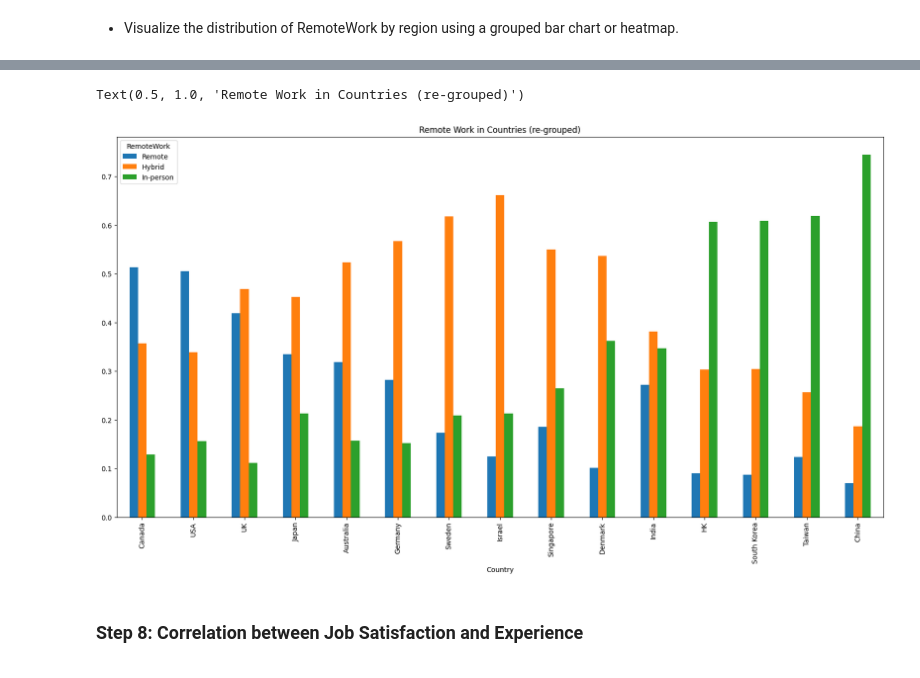
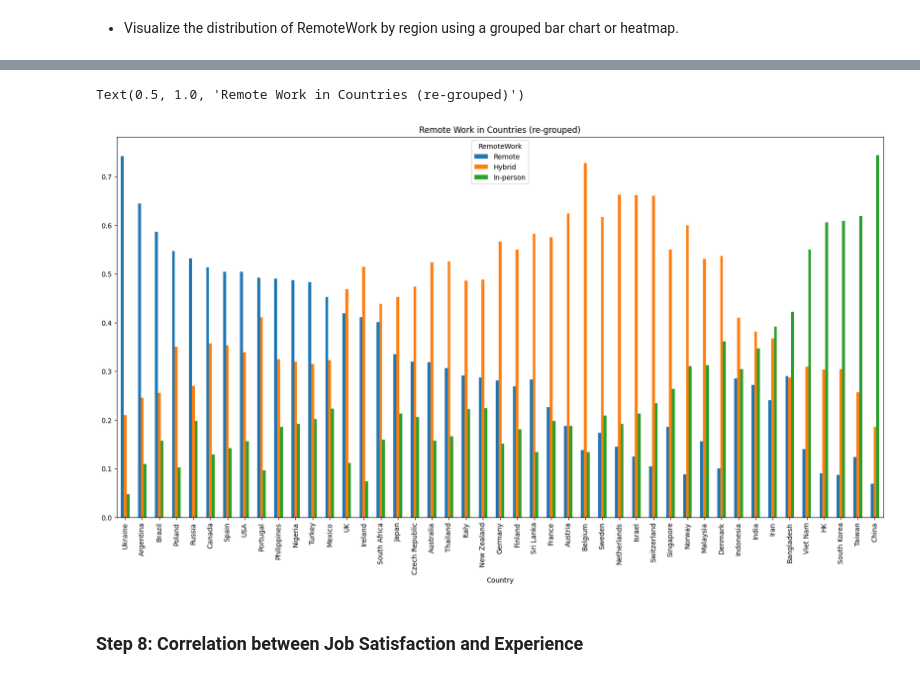
Before and after one commit to kingfaicl/DataAnRepo, a Jupyter notebook: Mod3_Lab 11 Finding How The Data is Distributed.ipynb, the cells around one changed output, grey strips where cells are left out. Drawn from its saved outputs; the diff is of its cells as text; code cells hidden in the pictures.

Commit message:
Lab 13 (rev RemoteWork visual for 45 countries)

```diff
--- a/Mod3_Lab 11 Finding How The Data is Distributed.ipynb
+++ b/Mod3_Lab 11 Finding How The Data is Distributed.ipynb
@@ -176,6 +177,7 @@ df.loc[:,'Country'] = df['Country'].replace({
     'Republic of North Macedonia': 'North Macedonia',
     'United Republic of Tanzania': 'Tanzania',
     'Congo, Republic of the...': 'Congo',
+    'Russian Federation': 'Russia',
 })
 # %%
 c_list = [
@@ -241,15 +273,22 @@ Text(0.5, 1.0, 'Remote Work in Countries (normalized; total=1.0)')
 # %%
 # group similar countries together for easier comparison
 ct2 = ct.reindex([
-    'Canada', 'USA', 'UK', 'Japan', 'Australia',
-    'Germany', 'Sweden', 'Israel', 'Singapore', 'Denmark',
-    'India', 'HK', 'South Korea', 'Taiwan', 'China',
+    # former list of 15 countries
+    #'Canada', 'USA', 'UK', 'Japan', 'Australia',
+    #'Germany', 'Sweden', 'Israel', 'Singapore', 'Denmark',
+    #'India', 'HK', 'South Korea', 'Taiwan', 'China',
+    # expanding to 45 countries
+    'Ukraine', 'Argentina', 'Brazil', 'Poland', 'Russia', 'Canada', 'Spain', 'USA', 'Portugal', 'Philippines', 'Nigeria', 'Turkey', 'Mexico',
+    'UK', 'Ireland', 'South Africa', 'Japan', 'Czech Republic', 'Australia', 'Thailand', 'Italy', 'New Zealand', 'Germany', 'Finland',
+    'Sri Lanka', 'France', 'Austria', 'Belgium',
+    'Sweden', 'Netherlands', 'Israel', 'Switzerland', 'Singapore', 'Norway', 'Malaysia', 'Denmark', 'Indonesia', 'India',
+    'Iran', 'Bangladesh', 'Viet Nam', 'HK', 'South Korea', 'Taiwan', 'China',
 ])
 ct2.plot.bar(figsize = (20,10))
 plt.title('Remote Work in Countries (re-grouped)')
 # %% [output]
 Text(0.5, 1.0, 'Remote Work in Countries (re-grouped)')
-[figure, old version]
+[figure, new version]
 # %% [markdown]
 ### Step 8: Correlation between Job Satisfaction and Experience
 # %% [markdown]
```
Also changed, not shown: parts of 4 cells of this notebook.
